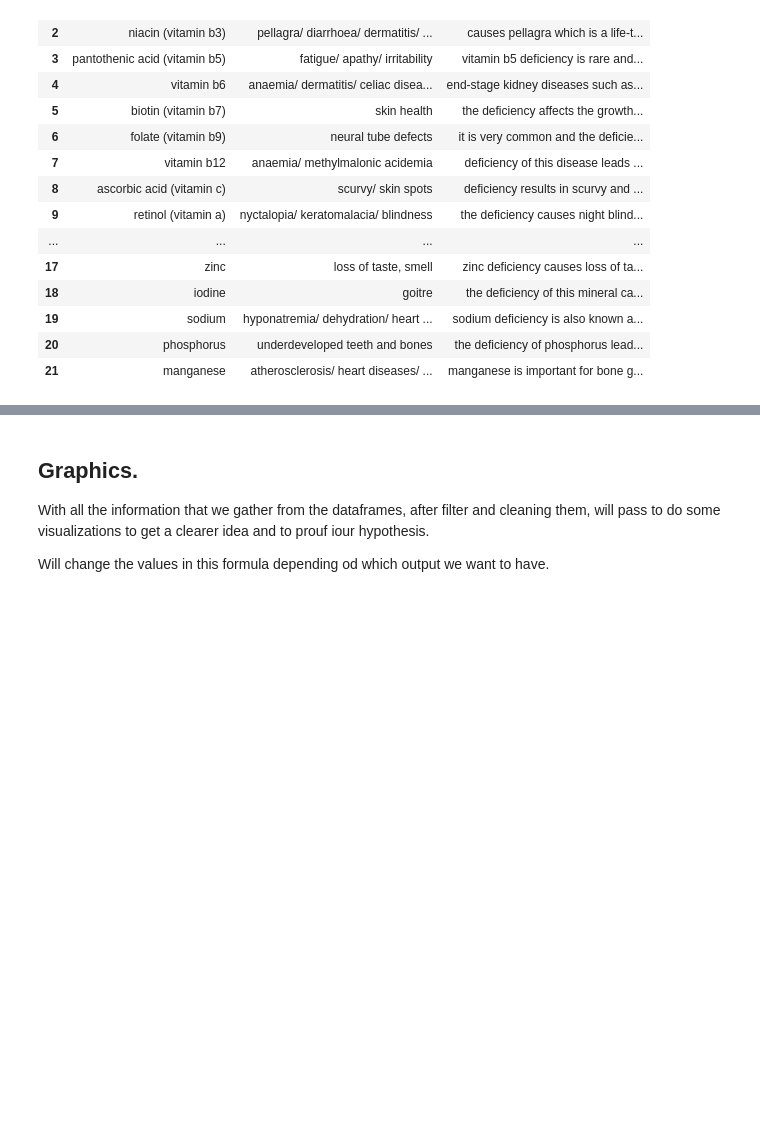
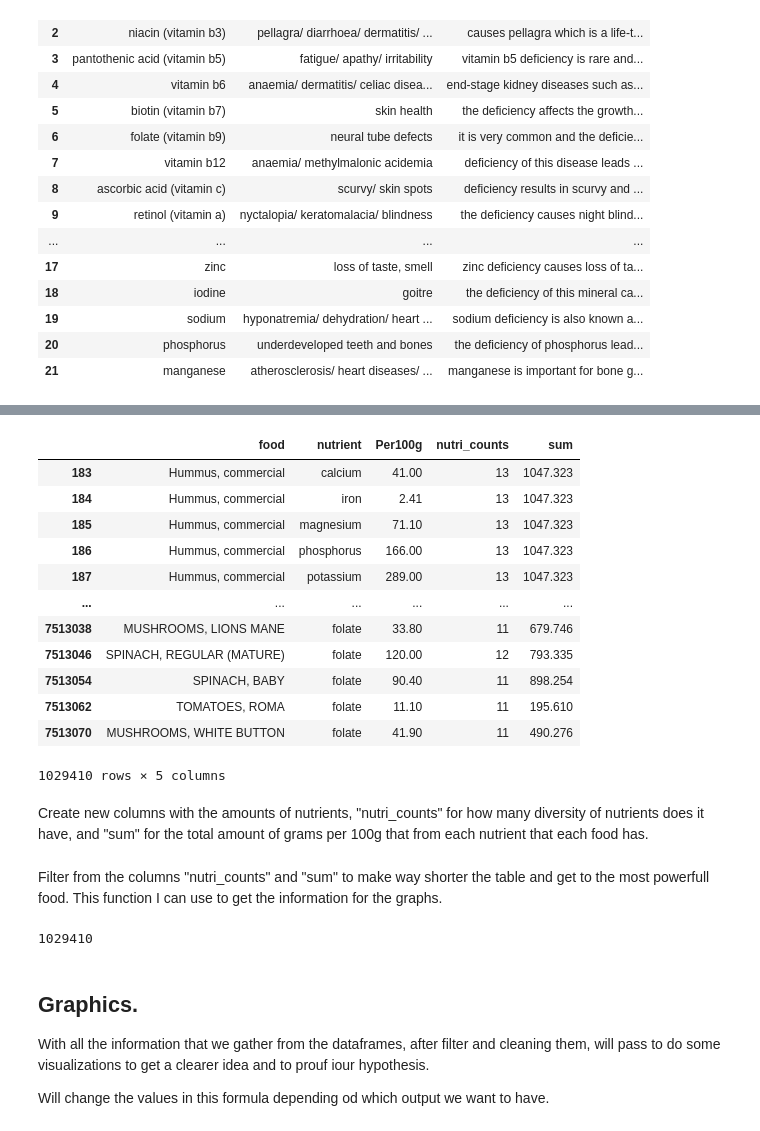
Before and after one commit to imalanz/PipeLine_proy2, a Jupyter notebook: analysis.ipynb, the cells around one changed output, grey strips where cells are left out. Drawn from its saved outputs; the diff is of its cells as text; code cells hidden in the pictures; blank space fills up the shorter version.

```diff
--- a/analysis.ipynb
+++ b/analysis.ipynb
@@ -376,0 +358,18 @@ disess
+# %%
+usda
+# %% [output]
+|  | food | nutrient | Per100g | nutri_counts | sum |
+| 183 | Hummus, commercial | calcium | 41.00 | 13 | 1047.323 |
+| 184 | Hummus, commercial | iron | 2.41 | 13 | 1047.323 |
+| 185 | Hummus, commercial | magnesium | 71.10 | 13 | 1047.323 |
+| 186 | Hummus, commercial | phosphorus | 166.00 | 13 | 1047.323 |
+| 187 | Hummus, commercial | potassium | 289.00 | 13 | 1047.323 |
+| ... | ... | ... | ... | ... | ... |
+| 7513038 | MUSHROOMS, LIONS MANE | folate | 33.80 | 11 | 679.746 |
+| 7513046 | SPINACH, REGULAR (MATURE) | folate | 120.00 | 12 | 793.335 |
+| 7513054 | SPINACH, BABY | folate | 90.40 | 11 | 898.254 |
+| 7513062 | TOMATOES, ROMA | folate | 11.10 | 11 | 195.610 |
+| 7513070 | MUSHROOMS, WHITE BUTTON | folate | 41.90 | 11 | 490.276 |
+1029410 rows × 5 columns
+# %% [markdown]
+Create new columns with the amounts of nutrients, "nutri_counts" for how many diversity of nutrients does it have, and "sum" for the total amount of grams per 100g that from each nutrient that each food has.
@@ -376,0 +378,3 @@ disess
+# %% [markdown]
+Filter from the columns "nutri_counts" and "sum" to make way shorter the table and get to the most powerfull food.
+This function I can use to get the information for the graphs.
@@ -377,3 +383,7 @@ disess
+# %%
+len(usda)
+# %% [output]
+1029410
 # %% [markdown]
 ## Graphics.
 With all the information that we gather from the dataframes, after filter and cleaning them, will pass to do some visualizations to get a clearer idea and to prouf iour hypothesis.
```
Also changed, not shown: parts of 32 cells of this notebook.
